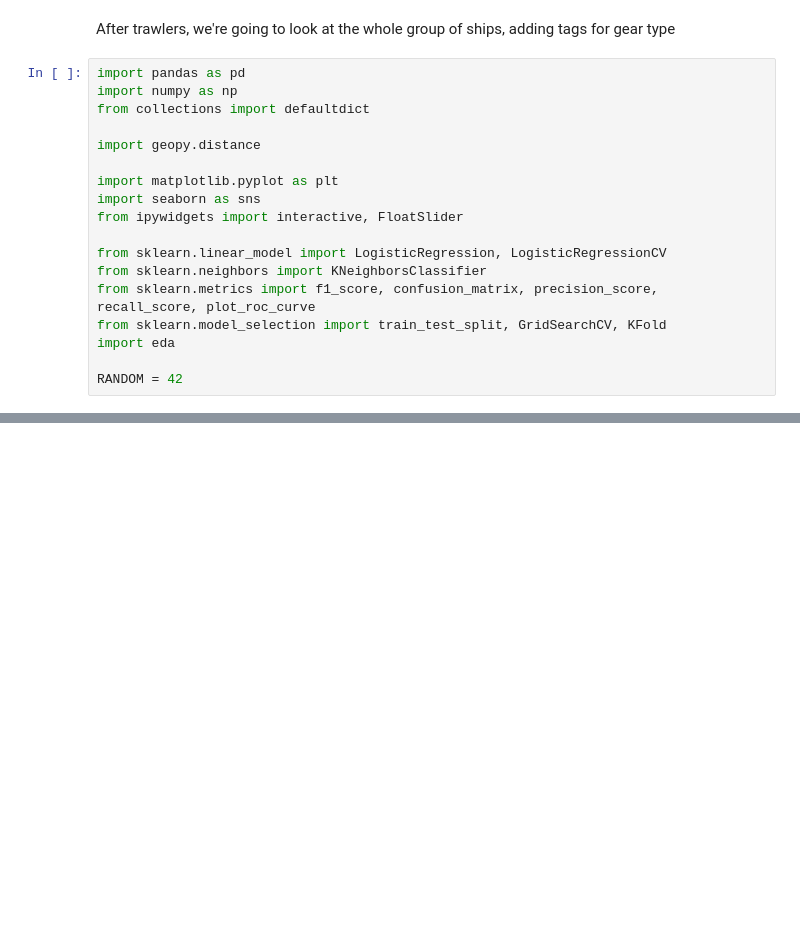
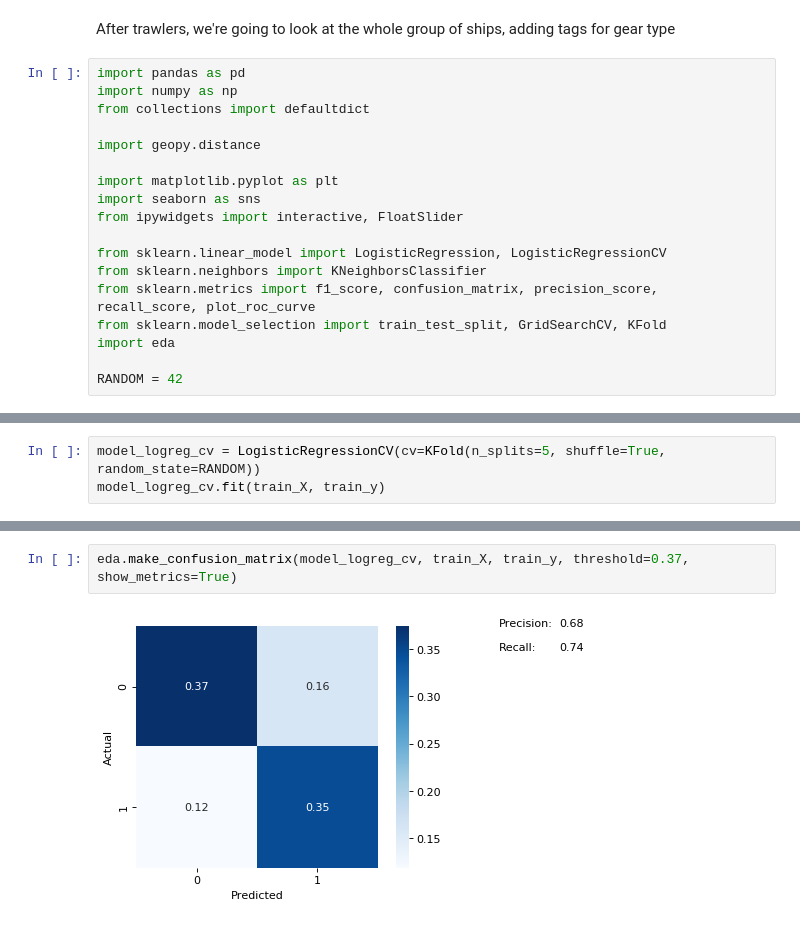
Before and after one commit to KunojiLym/metis_project_3, a Jupyter notebook: eda-fishing-all.ipynb, the cells around one changed output, grey strips where cells are left out. Drawn from its saved outputs; the diff is of its cells as text; blank space fills up the shorter version.

```diff
--- a/eda-fishing-all.ipynb
+++ b/eda-fishing-all.ipynb
@@ -34,0 +169,3 @@ fishing_raw_df = pd.append(fishing_raw_dfs)
+# %%
+model_logreg_cv = LogisticRegressionCV(cv=KFold(n_splits=5, shuffle=True, random_state=RANDOM))
+model_logreg_cv.fit(train_X, train_y)
@@ -34,0 +191,4 @@ fishing_raw_df = pd.append(fishing_raw_dfs)
+# %%
+eda.make_confusion_matrix(model_logreg_cv, train_X, train_y, threshold=0.37, show_metrics=True)
+# %% [output]
+[figure, added]
```
Also changed, not shown: parts of 21 cells of this notebook, 1 other file.
